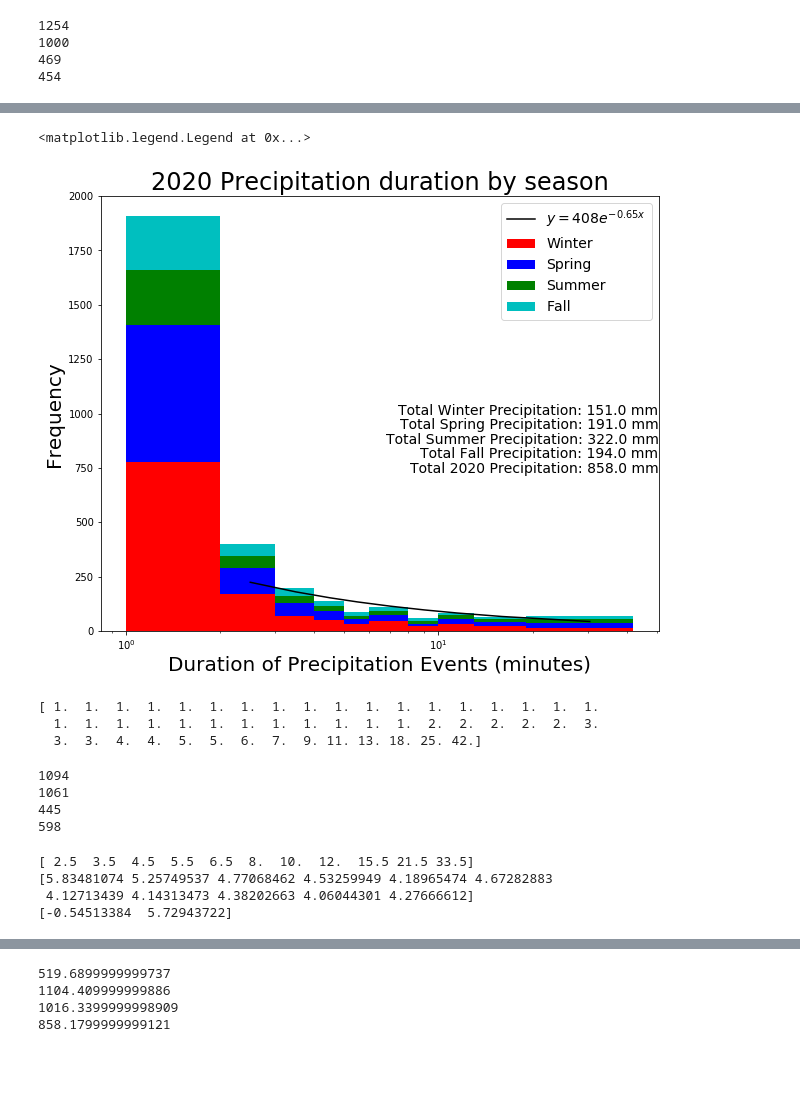
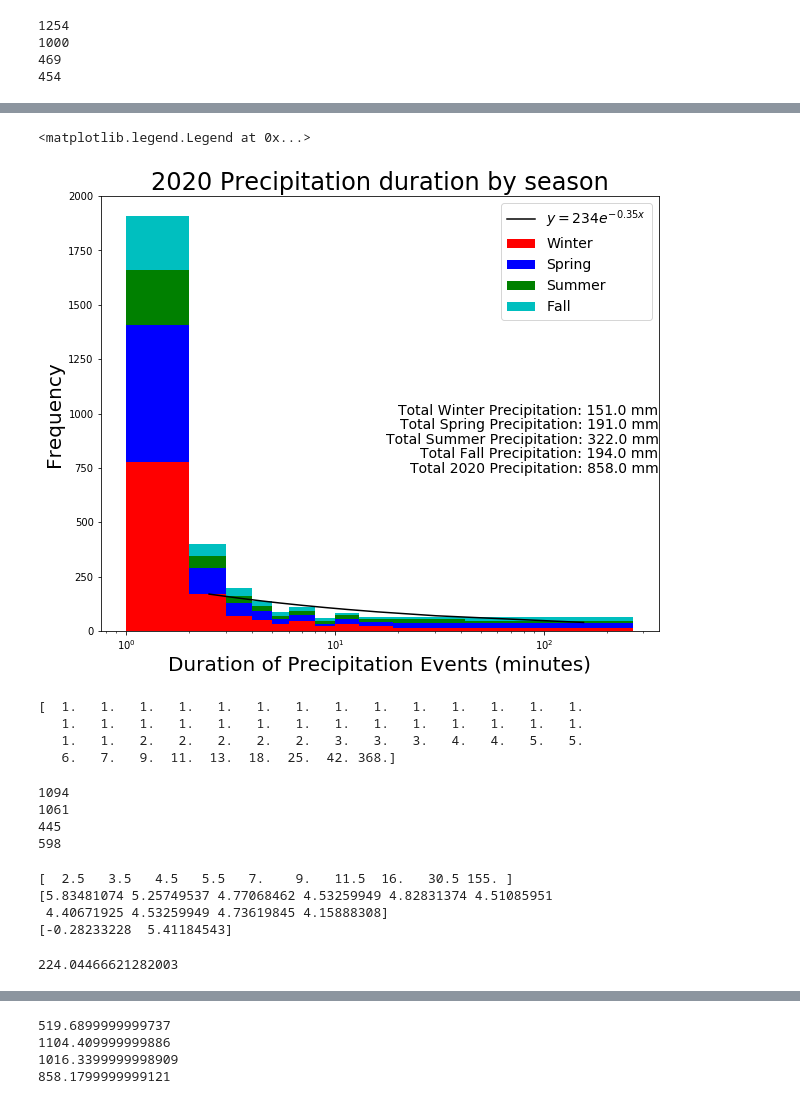
Before and after one commit to zhangt3-e/senior_thesis, a Jupyter notebook: Code/exponentials.ipynb, the cells around one changed output, grey strips where cells are left out. Cells and saved outputs as stored; diff of their text form; code cells hidden in the pictures; blank space fills up the shorter version.

```diff
--- a/Code/exponentials.ipynb
+++ b/Code/exponentials.ipynb
@@ -187,7 +196,9 @@ print(count1)
 396
 1046
 # %%
-one_bin = np.array([2, 3, 4, 5, 7, 8, 10, 14, 19, 27, 39])
+one_bin = np.unique(perc)
+stop1 = np.array([1])
+one_bin = np.setdiff1d(one_bin, stop1)
 hist17, bin_edge = np.histogram(precip17, bins = one_bin)
 # %%
 log_x = np.log(one_bin)
@@ -264,8 +279,8 @@ for i in range(0,20000):
     hold = precip20[i]
     if hold > 0:
         countAll += 1
-perc = np.zeros(50)
-for i in range(0, 50):
+perc = np.zeros(51)
+for i in range(0, 51):
     perc[i] =np.percentile(precip20[:countAll], i*2)
 print(perc)
 # %% [output]
@@ -305,14 +321,16 @@ Sp_precip20 = Sp_precip20[:count1]
 Su_precip20 = Su_precip20[:count2]
 Fprecip20 = Fprecip20[:count3]
 # %%
-one_bin = np.array([2, 3, 4, 5, 6, 8, 10, 13, 19, 42])
+one_bin = np.unique(perc)
+stop1 = np.array([1])
+one_bin = np.setdiff1d(one_bin, stop1)
 hist20, bin_edge = np.histogram(precip20, bins = one_bin)
 # %%
 log_x = np.log(one_bin)
 log_y = np.log(hist20)
 log_x_2 = np.log(bin_edge[:12])
-bin_val = np.zeros(9)
-for i in range(0, 9):
+bin_val = np.zeros(10)
+for i in range(0,10):
     bin_val[i] = (one_bin[i]+one_bin[i+1])/2
 print(bin_val)
 logx = np.log(bin_val)
@@ -336,24 +354,24 @@ print(y)
 # %%
 plt.figure(figsize = (10,8))
 plt.hist([Wprecip20, Sp_precip20, Su_precip20,Fprecip20], bins =perc, range= (perc.min,perc.max), color = ['r','b','g','c'], stacked =True)
 plt.xlabel('Duration of Precipitation Events (minutes)', fontsize = 20)
 plt.xscale('log')
 plt.ylim(0,2000)
 #plt.yscale('log')
 plt.ylabel('Frequency', fontsize = 20)
 plt.title('2020 Precipitation duration by season', fontsize = 24)
 plt.figtext(0.9, 0.5, 'Total Winter Precipitation: ' + str(round(Wtotalprep20)) + ' mm', fontsize = 14,ha='right')
 plt.figtext(0.9, 0.475, 'Total Spring Precipitation: ' + str(round(Sp_totalprep20)) + ' mm', fontsize = 14, ha='right')
 plt.figtext(0.9, 0.45, 'Total Summer Precipitation: ' + str(round(Su_totalprep20)) + ' mm', fontsize = 14, ha='right')
 plt.figtext(0.9, 0.425, 'Total Fall Precipitation: ' + str(round(Ftotalprep20)) + ' mm', fontsize = 14,ha='right')
 plt.figtext(0.9, 0.4, 'Total 2020 Precipitation: ' + str(round(totalprep20)) + ' mm', fontsize = 14,ha='right')
 
 plt.plot(bin_val, test*y, color = 'k' )
-plt.legend(labels = ['$y = 408 e^{-0.65x}$', 'Winter', 'Spring', 'Summer', 'Fall'], fontsize = 14)
+plt.legend(labels = ['$y = 234 e^{-0.35x}$', 'Winter', 'Spring', 'Summer', 'Fall'], fontsize = 14)
 #plt.figtext(0.3, 0.6, 'Exponential fit equation between 2 minutes to 42 minutes: $ y = e^{5.74}*e^{-0.54x}$' )
 # %% [output]
 <matplotlib.legend.Legend at 0x...>
-[figure, old version]
+[figure, new version]
 # %%
 Winter19_1 = histplot.getData(18,direct, ASC, 335, 31, 6, float)
 Winter19_2 = histplot.getData(19, direct, ASC, 1, 59, 6, float)
@@ -376,14 +394,15 @@ for i in range(0,20000):
     hold = precip19[i]
     if hold > 0:
         countAll += 1
-perc19 = np.zeros(50)
-for i in range(0, 50):
+perc19 = np.zeros(51)
+for i in range(0, 51):
     perc19[i] =np.percentile(precip19[:countAll], i*2)
 print(perc19)
 # %% [output]
-[ 1.  1.  1.  1.  1.  1.  1.  1.  1.  1.  1.  1.  1.  1.  1.  1.  1.  1.
-  1.  1.  1.  1.  1.  1.  1.  1.  1.  1.  1.  1.  2.  2.  2.  2.  2.  3.
-  3.  3.  4.  4.  5.  5.  6.  7.  9. 11. 13. 18. 25. 42.]
+[  1.   1.   1.   1.   1.   1.   1.   1.   1.   1.   1.   1.   1.   1.
+   1.   1.   1.   1.   1.   1.   1.   1.   1.   1.   1.   1.   1.   1.
+   1.   1.   2.   2.   2.   2.   2.   3.   3.   3.   4.   4.   5.   5.
+   6.   7.   9.  11.  13.  18.  25.  42. 368.]
 # %%
 count = 0
 count1 = 0
@@ -423,8 +444,8 @@ hist19, bin_edge = np.histogram(precip19, bins = one_bin)
 log_x = np.log(one_bin)
 log_y = np.log(hist19)
 log_x_2 = np.log(bin_edge[:12])
-bin_val = np.zeros(11)
-for i in range(0, 11):
+bin_val = np.zeros(10)
+for i in range(0, 10):
     bin_val[i] = (one_bin[i]+one_bin[i+1])/2
 print(bin_val)
 logx = np.log(bin_val)
@@ -432,13 +453,16 @@ print(log_y)
 curve_fit = np.polyfit(logx, log_y, 1)
 print(curve_fit)
 # %% [output]
-[ 2.5  3.5  4.5  5.5  6.5  8.  10.  12.  15.5 21.5 33.5]
-[5.83481074 5.25749537 4.77068462 4.53259949 4.18965474 4.67282883
- 4.12713439 4.14313473 4.38202663 4.06044301 4.27666612]
-[-0.54513384  5.72943722]
+[  2.5   3.5   4.5   5.5   7.    9.   11.5  16.   30.5 155. ]
+[5.83481074 5.25749537 4.77068462 4.53259949 4.82831374 4.51085951
+ 4.40671925 4.53259949 4.73619845 4.15888308]
+[-0.28233228  5.41184543]
 # %%
 test19 = np.exp(curve_fit[1])
 y19 = np.exp(curve_fit[0]*logx)
+print(test19)
+# %% [output]
+224.04466621282003
 # %%
 
 plt.figure(figsize = (10,8))
```
Also changed, not shown: parts of 29 cells of this notebook, 7 other files.
